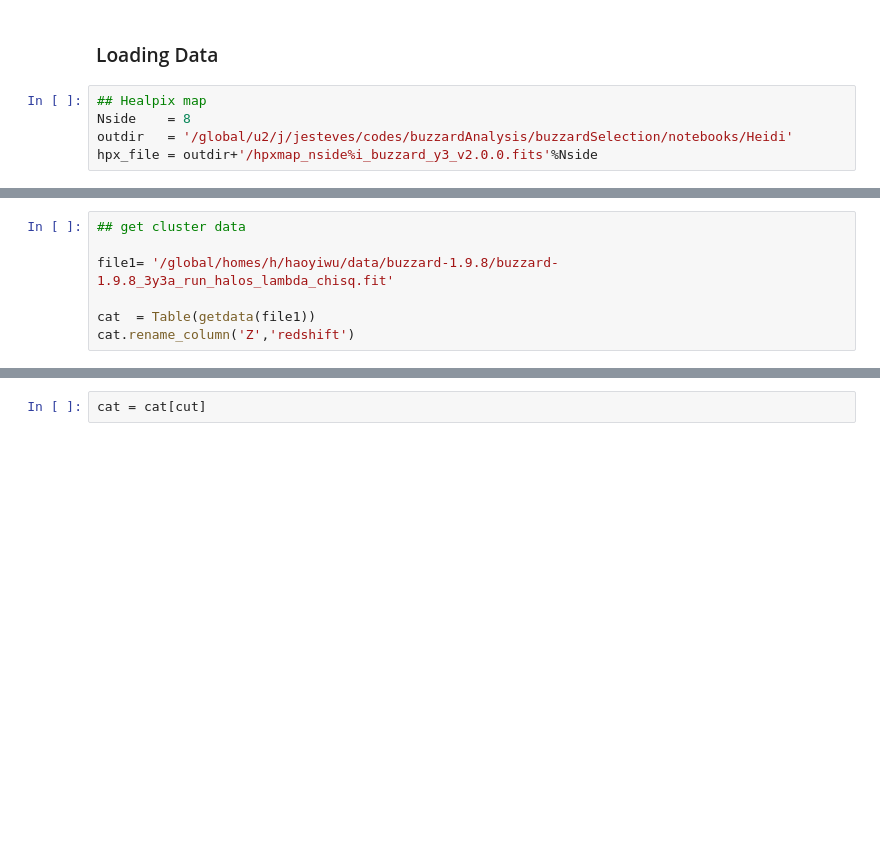
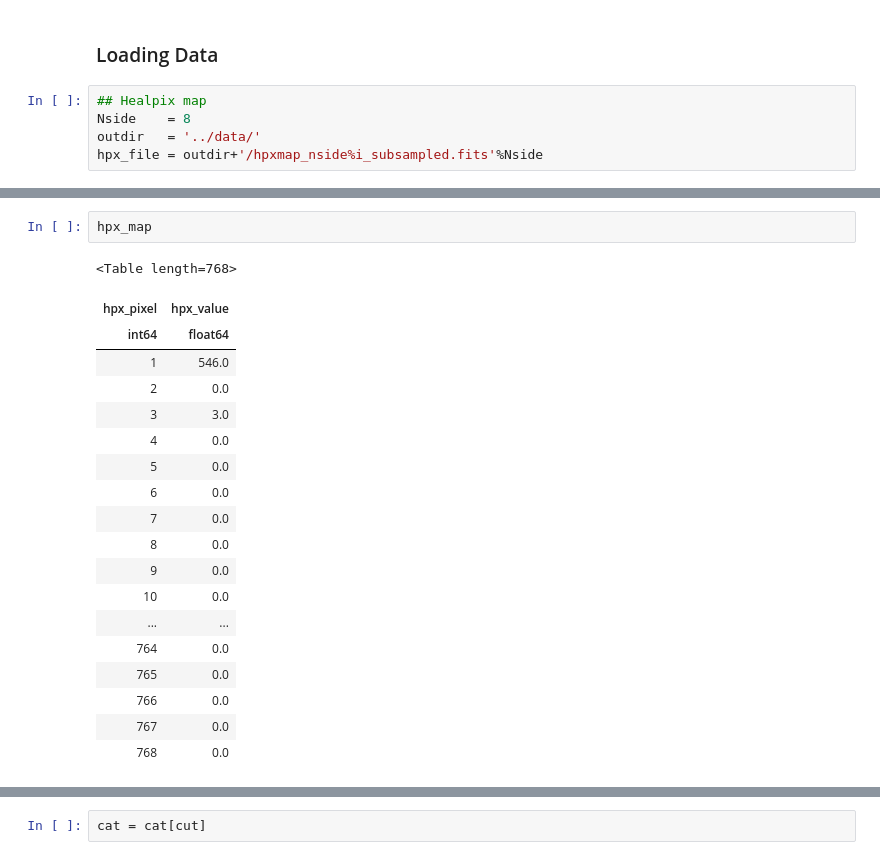
Before and after one commit to estevesjh/CopacabanaRuns, a Jupyter notebook: selection/notebooks/selectGalaxies.ipynb, the cells around one changed output, grey strips where cells are left out. Drawn from its saved outputs; the diff is of its cells as text; blank space fills up the shorter version.

```diff
--- a/selection/notebooks/selectGalaxies.ipynb
+++ b/selection/notebooks/selectGalaxies.ipynb
@@ -138,7 +133,7 @@ columns
 # %%
 ## Healpix map
 Nside    = 8
-outdir   = '/global/u2/j/jesteves/codes/buzzardAnalysis/buzzardSelection/notebooks/Heidi'
-hpx_file = outdir+'/hpxmap_nside%i_buzzard_y3_v2.0.0.fits'%Nside
+outdir   = '../data/'
+hpx_file = outdir+'/hpxmap_nside%i_subsampled.fits'%Nside
 # %%
 hpx_map = Table(getdata(hpx_file))
@@ -157,7 +150,22 @@ len(tiles)
-# %%
-## get cluster data
-
-file1= '/global/homes/h/haoyiwu/data/buzzard-1.9.8/buzzard-1.9.8_3y3a_run_halos_lambda_chisq.fit'
-
-cat  = Table(getdata(file1))
-cat.rename_column('Z','redshift')
+# %%
+hpx_map
+# %% [output]
+<Table length=768>
+| hpx_pixel | hpx_value |
+| int64 | float64 |
+| 1 | 546.0 |
+| 2 | 0.0 |
+| 3 | 3.0 |
+| 4 | 0.0 |
+| 5 | 0.0 |
+| 6 | 0.0 |
+| 7 | 0.0 |
+| 8 | 0.0 |
+| 9 | 0.0 |
+| 10 | 0.0 |
+| ... | ... |
+| 764 | 0.0 |
+| 765 | 0.0 |
+| 766 | 0.0 |
+| 767 | 0.0 |
+| 768 | 0.0 |
```
Also changed, not shown: parts of 31 cells of this notebook, 1 other file.
